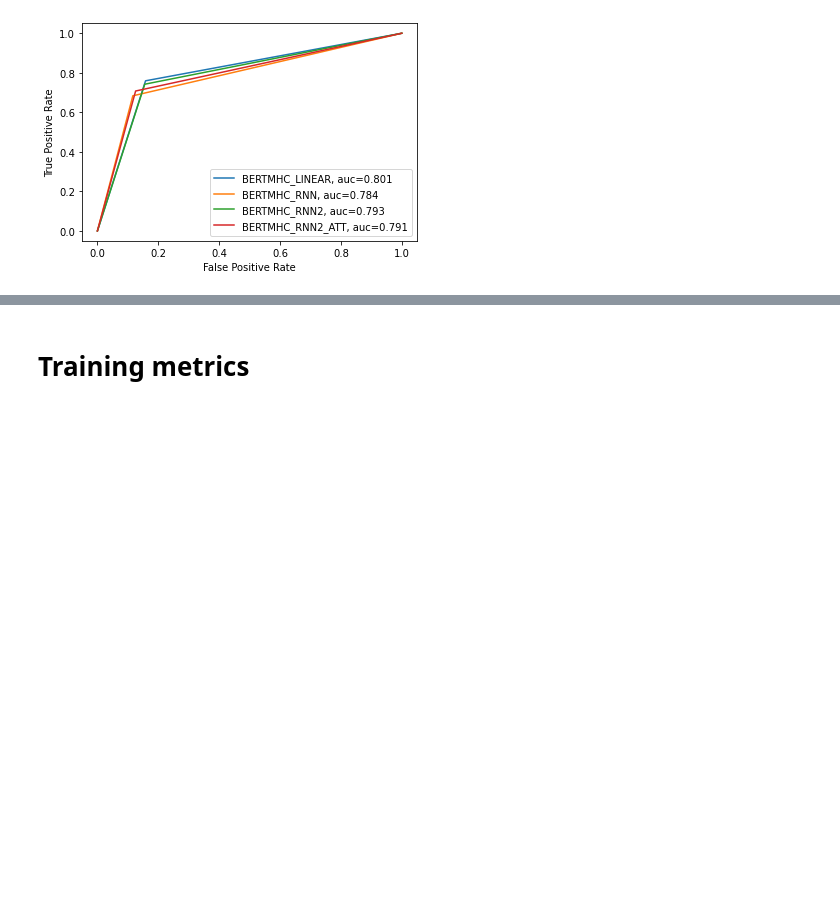
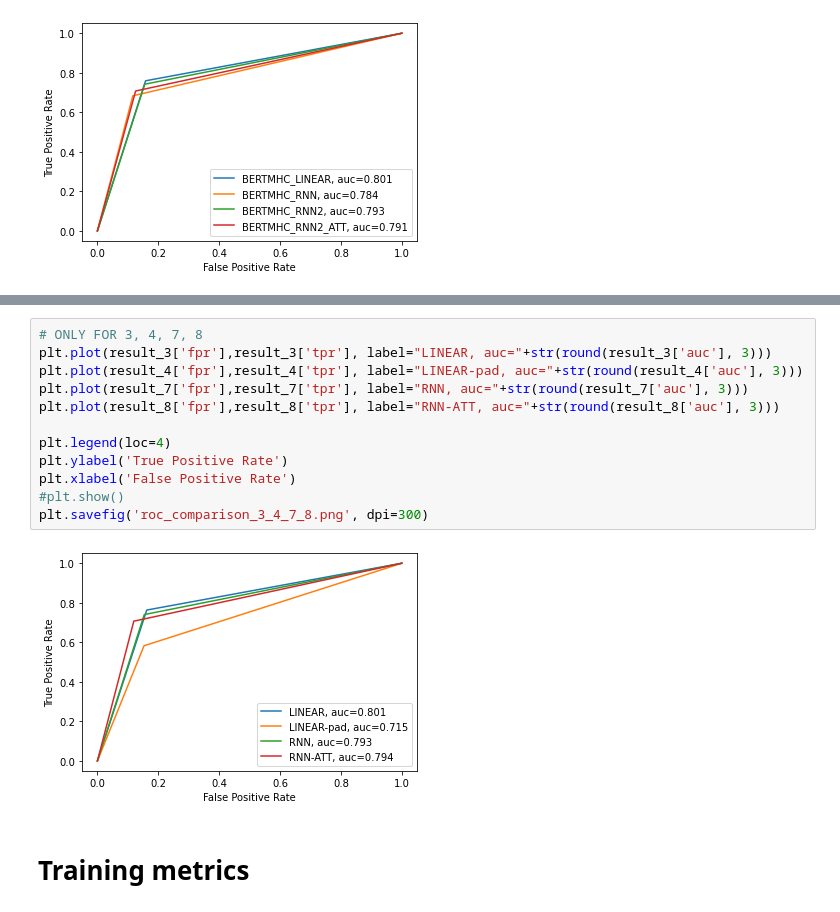
Before and after one commit to arceda/neoantigen, a Jupyter notebook: bertmhc/bertmhc/dataloader.ipynb, the cells around one changed output, grey strips where cells are left out. Drawn from its saved outputs; the diff is of its cells as text; blank space fills up the shorter version.

```diff
--- a/bertmhc/bertmhc/dataloader.ipynb
+++ b/bertmhc/bertmhc/dataloader.ipynb
@@ -632,3 +755,17 @@ plt.savefig('roc_comparison.png', dpi=300)
+# %%
+# ONLY FOR 3, 4, 7, 8
+plt.plot(result_3['fpr'],result_3['tpr'], label="LINEAR, auc="+str(round(result_3['auc'], 3)))
+plt.plot(result_4['fpr'],result_4['tpr'], label="LINEAR-pad, auc="+str(round(result_4['auc'], 3)))
+plt.plot(result_7['fpr'],result_7['tpr'], label="RNN, auc="+str(round(result_7['auc'], 3)))
+plt.plot(result_8['fpr'],result_8['tpr'], label="RNN-ATT, auc="+str(round(result_8['auc'], 3)))
+
+plt.legend(loc=4)
+plt.ylabel('True Positive Rate')
+plt.xlabel('False Positive Rate')
+#plt.show()
+plt.savefig('roc_comparison_3_4_7_8.png', dpi=300)
+# %% [output]
+[figure, added]
 # %% [markdown]
 # Training metrics
 # %%
```
Also changed, not shown: parts of 12 cells of this notebook, 19 other files.
